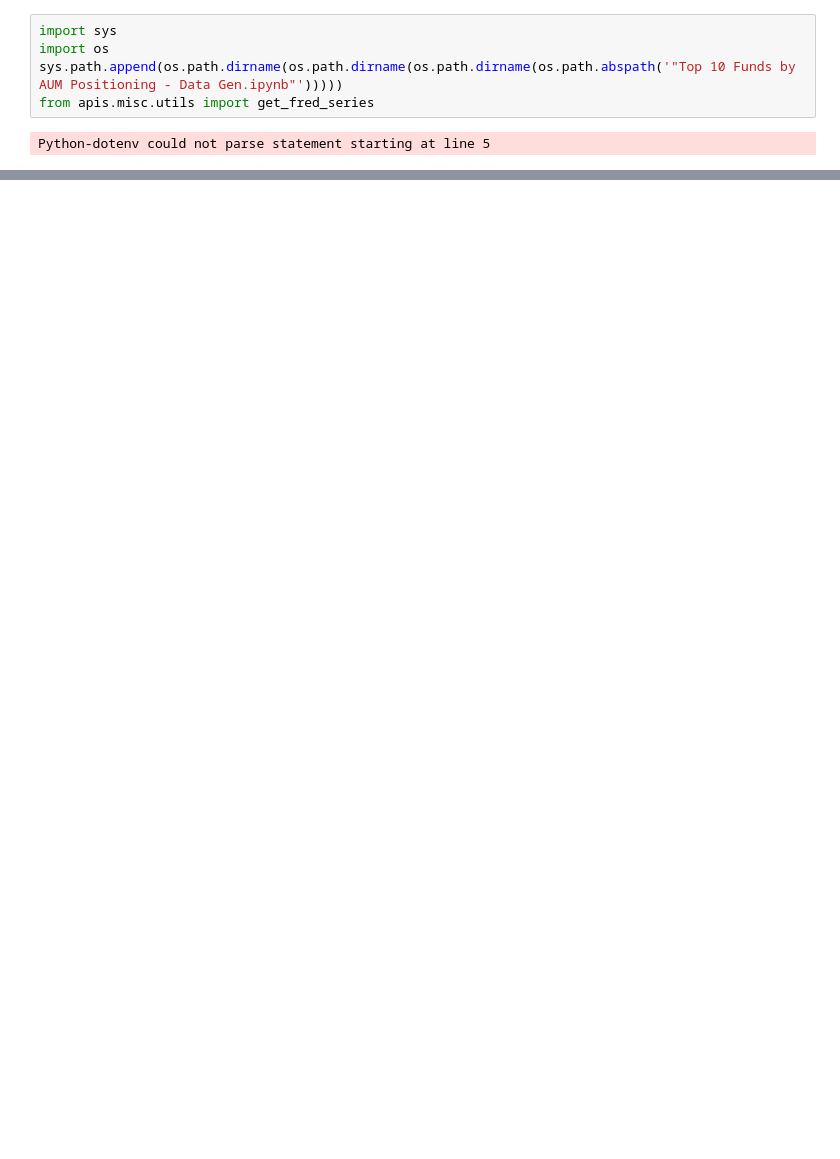
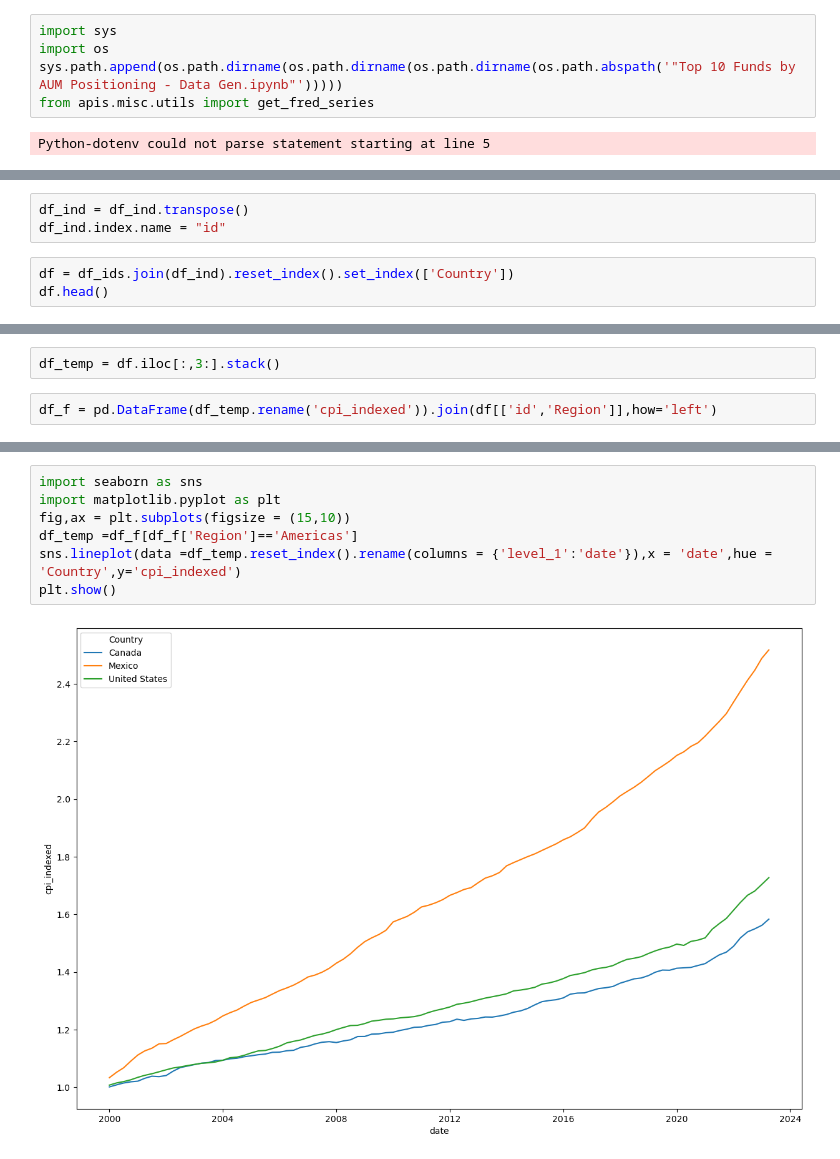
Before and after one commit to nurciuoli/FdsPy, a Jupyter notebook: analysis/Inflation/Inflation Fred prelim.ipynb, the cells around one changed output, grey strips where cells are left out. Cells and saved outputs as stored; diff of their text form; blank space fills up the shorter version.

```diff
--- a/analysis/Inflation/Inflation Fred prelim.ipynb
+++ b/analysis/Inflation/Inflation Fred prelim.ipynb
@@ -39,0 +65,6 @@ df
+# %%
+df_ind = df_ind.transpose()
+df_ind.index.name = "id"
+# %%
+df = df_ids.join(df_ind).reset_index().set_index(['Country'])
+df.head()
@@ -40 +80,5 @@ df
+# %%
+df_temp = df.iloc[:,3:].stack()
+# %%
+df_f = pd.DataFrame(df_temp.rename('cpi_indexed')).join(df[['id','Region']],how='left')
 # %%
@@ -96,0 +120,9 @@ dfm[dfm['Region']=='APAC'].unstack().plot()
+# %%
+import seaborn as sns
+import matplotlib.pyplot as plt
+fig,ax = plt.subplots(figsize = (15,10))
+df_temp =df_f[df_f['Region']=='Americas']
+sns.lineplot(data =df_temp.reset_index().rename(columns = {'level_1':'date'}),x = 'date',hue = 'Country',y='cpi_indexed')
+plt.show()
+# %% [output]
+[figure, added]
```
Also changed, not shown: parts of 20 cells of this notebook, 2 other files.
